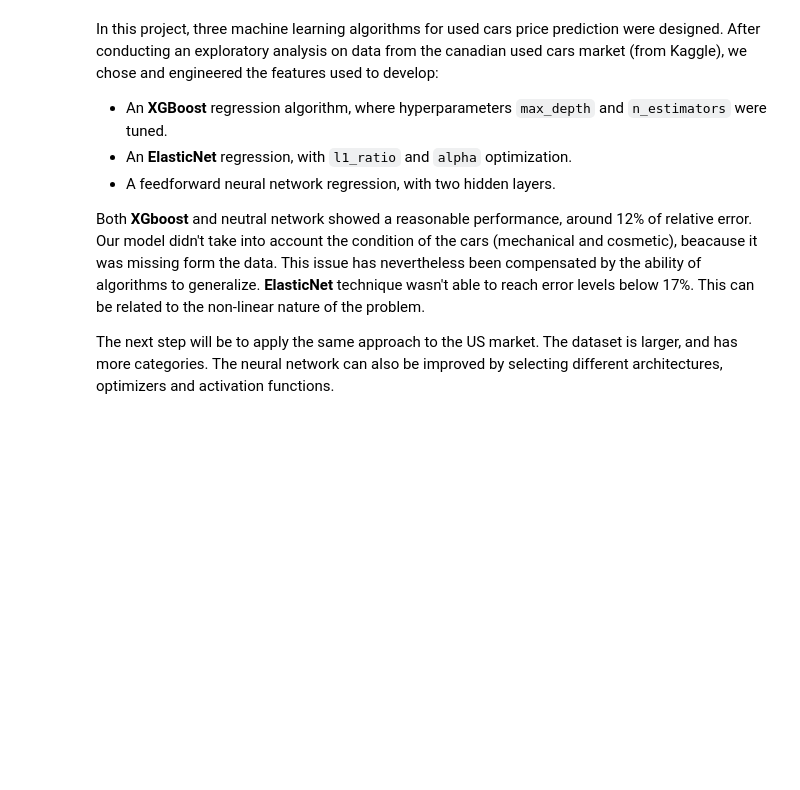
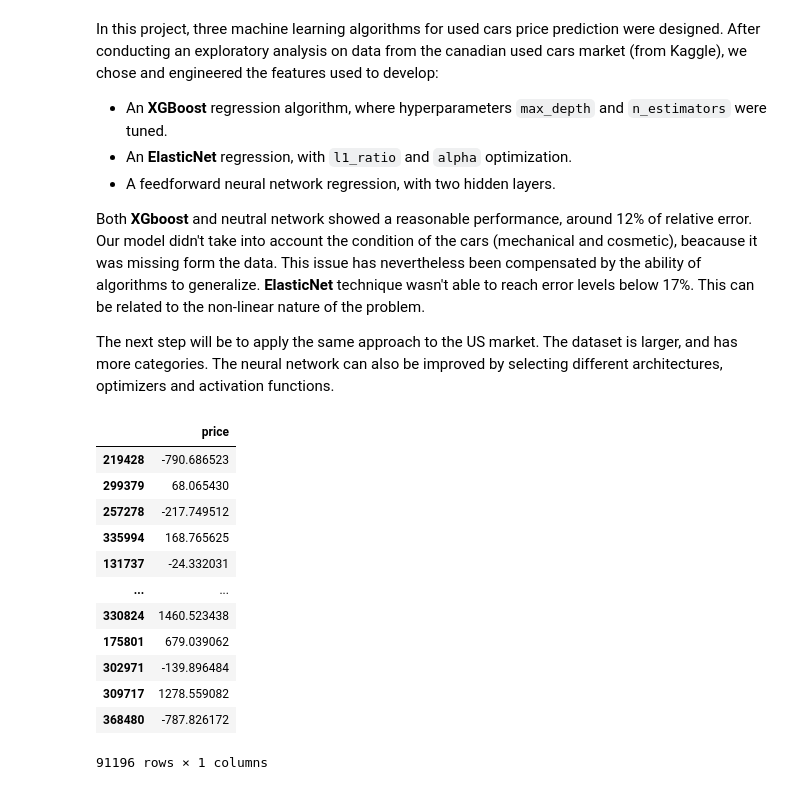
Before and after one commit to zaitrik/used_cars_prices, a Jupyter notebook: used_cars_prices.ipynb, the cells around one changed output. Drawn from its saved outputs; the diff is of its cells as text; code cells hidden in the pictures; blank space fills up the shorter version.

```diff
--- a/used_cars_prices.ipynb
+++ b/used_cars_prices.ipynb
@@ -600,3 +592,22 @@ Both **XGboost** and neutral network showed a reasonable performance, around 12%
 The next step will be to apply the same approach to the US market. The dataset is larger, and has more categories. The neural network can also be improved by selecting different architectures, optimizers and activation functions.
 # %%
 ###################################################################################
+# %%
+# and what if ?
+net1_train_pred = network1.predict(train_inputs)
+train_output_2 = net1_train_pred -train_output
+train_input_1 =
+# %% [output]
+|  | price |
+| 219428 | -790.686523 |
+| 299379 | 68.065430 |
+| 257278 | -217.749512 |
+| 335994 | 168.765625 |
+| 131737 | -24.332031 |
+| ... | ... |
+| 330824 | 1460.523438 |
+| 175801 | 679.039062 |
+| 302971 | -139.896484 |
+| 309717 | 1278.559082 |
+| 368480 | -787.826172 |
+91196 rows × 1 columns
```
Also changed, not shown: parts of 9 cells of this notebook, 1 other file.
